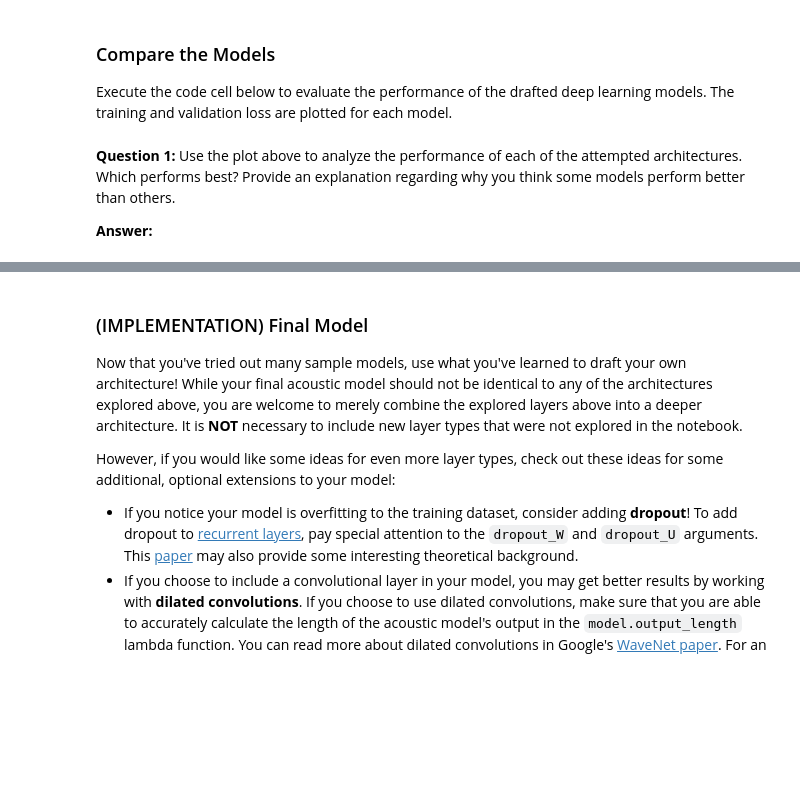
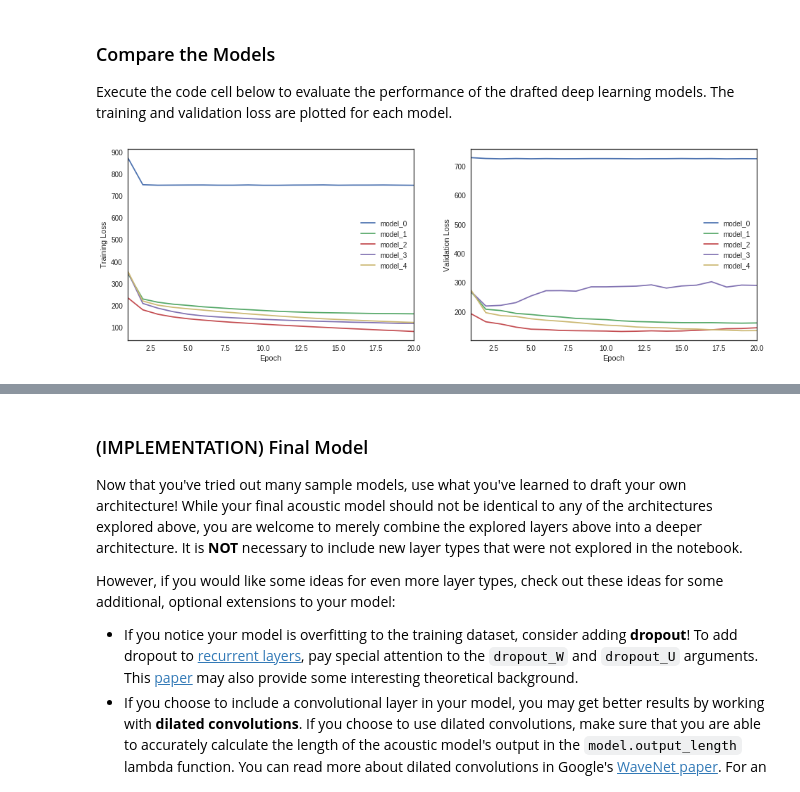
Before and after one commit to HRenata/-, a Jupyter notebook: vui_notebook.ipynb, the cells around one changed output, grey strips where cells are left out. Cells and saved outputs as stored; diff of their text form; code cells hidden in the pictures; blank space fills up the shorter version.

Commit message:
comments and final model run

```diff
--- a/vui_notebook.ipynb
+++ b/vui_notebook.ipynb
@@ -330,39 +531,41 @@ sns.set_style(style='white')
 
 # obtain the paths for the saved model history
 all_pickles = sorted(glob("results/*.pickle"))
+
+# remove final model as we executed them before
+all_pickles = all_pickles[:5]
+
 # extract the name of each model
 model_names = [item[8:-7] for item in all_pickles]
 # extract the loss history for each model
 valid_loss = [pickle.load( open( i, "rb" ) )['val_loss'] for i in all_pickles]
 train_loss = [pickle.load( open( i, "rb" ) )['loss'] for i in all_pickles]
 # save the number of epochs used to train each model
 num_epochs = [len(valid_loss[i]) for i in range(len(valid_loss))]
 
 fig = plt.figure(figsize=(16,5))
 
 # plot the training loss vs. epoch for each model
 ax1 = fig.add_subplot(121)
 for i in range(len(all_pickles)):
     ax1.plot(np.linspace(1, num_epochs[i], num_epochs[i]),
             train_loss[i], label=model_names[i])
 # clean up the plot
 ax1.legend()
 ax1.set_xlim([1, max(num_epochs)])
 plt.xlabel('Epoch')
 plt.ylabel('Training Loss')
 
 # plot the validation loss vs. epoch for each model
 ax2 = fig.add_subplot(122)
 for i in range(len(all_pickles)):
     ax2.plot(np.linspace(1, num_epochs[i], num_epochs[i]),
             valid_loss[i], label=model_names[i])
 # clean up the plot
 ax2.legend()
 ax2.set_xlim([1, max(num_epochs)])
 plt.xlabel('Epoch')
 plt.ylabel('Validation Loss')
 plt.show()
+# %% [output]
+[figure, added]
-# %% [markdown]
-__Question 1:__ Use the plot above to analyze the performance of each of the attempted architectures.  Which performs best?  Provide an explanation regarding why you think some models perform better than others.
-
-__Answer:__
```
Also changed, not shown: parts of 27 cells of this notebook, 15 other files.
